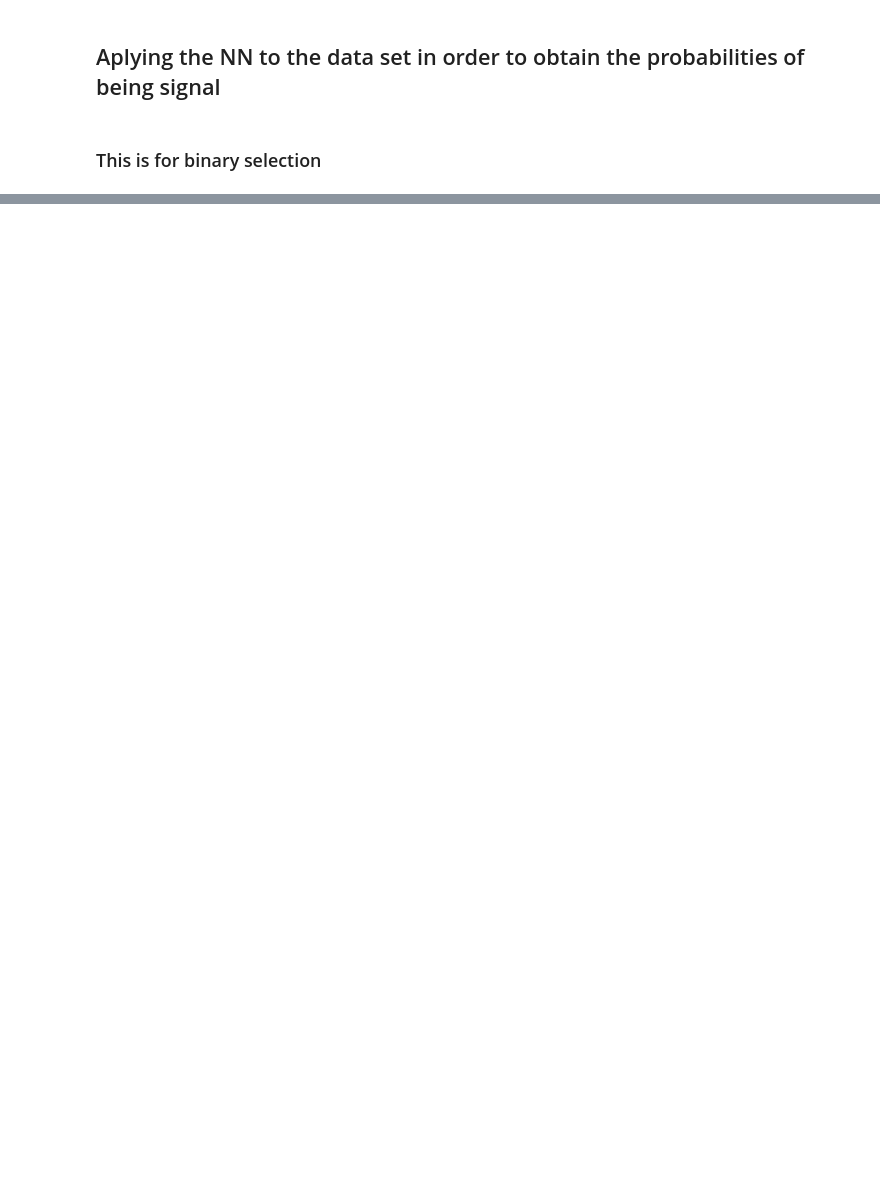
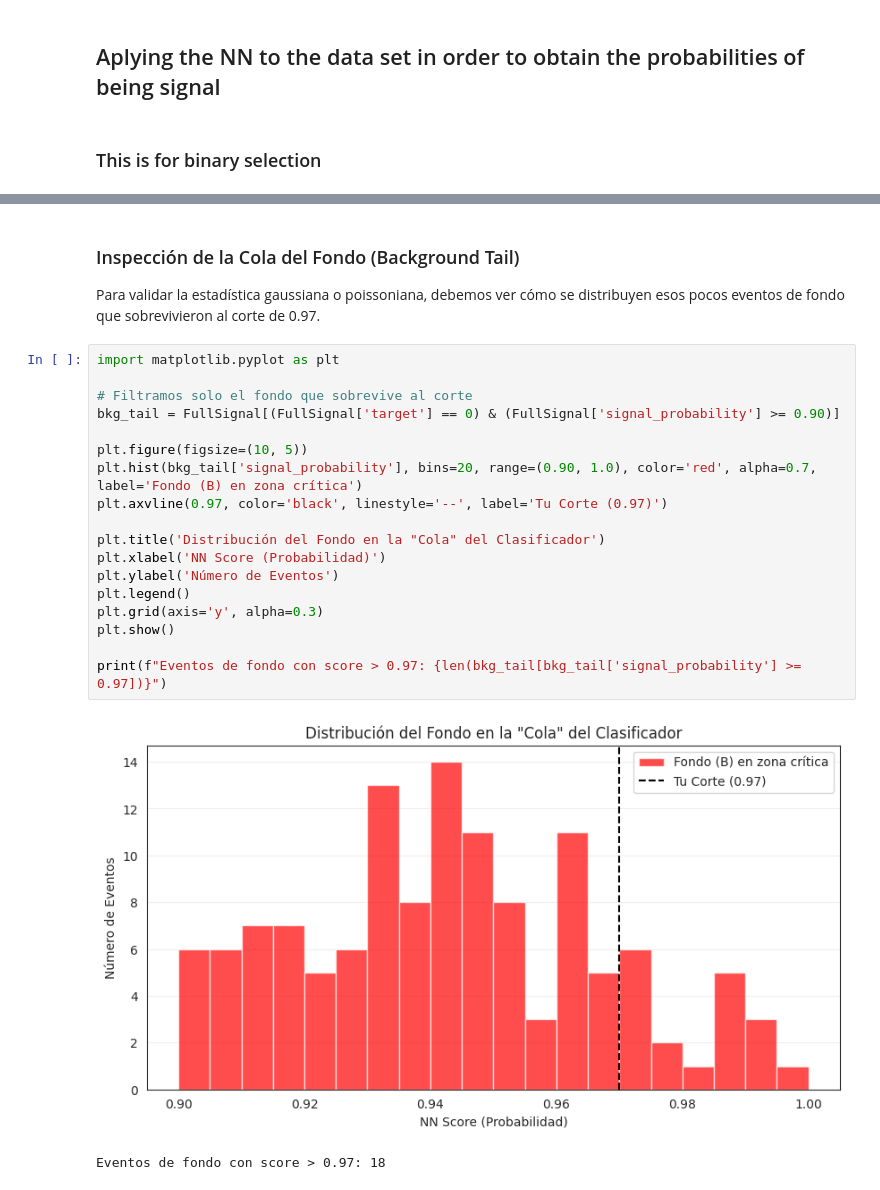
Before and after one commit to jajajandro/LIP_updated-codes, a Jupyter notebook: Template_ML.ipynb, the cells around one changed output, grey strips where cells are left out. Saved outputs shown, nothing was run; the diff lists cells and outputs as text; blank space fills up the shorter version.

```diff
--- a/Template_ML.ipynb
+++ b/Template_ML.ipynb
@@ -685,0 +772,24 @@ The best ratio S/sqrt(B) is 218.00 obtained with a cut at 0.98
+# %% [markdown]
+### Inspección de la Cola del Fondo (Background Tail)
+Para validar la estadística gaussiana o poissoniana, debemos ver cómo se distribuyen esos pocos eventos de fondo que sobrevivieron al corte de 0.97.
+# %%
+import matplotlib.pyplot as plt
+
+# Filtramos solo el fondo que sobrevive al corte
+bkg_tail = FullSignal[(FullSignal['target'] == 0) & (FullSignal['signal_probability'] >= 0.90)]
+
+plt.figure(figsize=(10, 5))
+plt.hist(bkg_tail['signal_probability'], bins=20, range=(0.90, 1.0), color='red', alpha=0.7, label='Fondo (B) en zona crítica')
+plt.axvline(0.97, color='black', linestyle='--', label='Tu Corte (0.97)')
+
+plt.title('Distribución del Fondo en la "Cola" del Clasificador')
+plt.xlabel('NN Score (Probabilidad)')
+plt.ylabel('Número de Eventos')
+plt.legend()
+plt.grid(axis='y', alpha=0.3)
+plt.show()
+
+print(f"Eventos de fondo con score > 0.97: {len(bkg_tail[bkg_tail['signal_probability'] >= 0.97])}")
+# %% [output]
+[figure, added]
+Eventos de fondo con score > 0.97: 18
```
Also changed, not shown: parts of 21 cells of this notebook.
